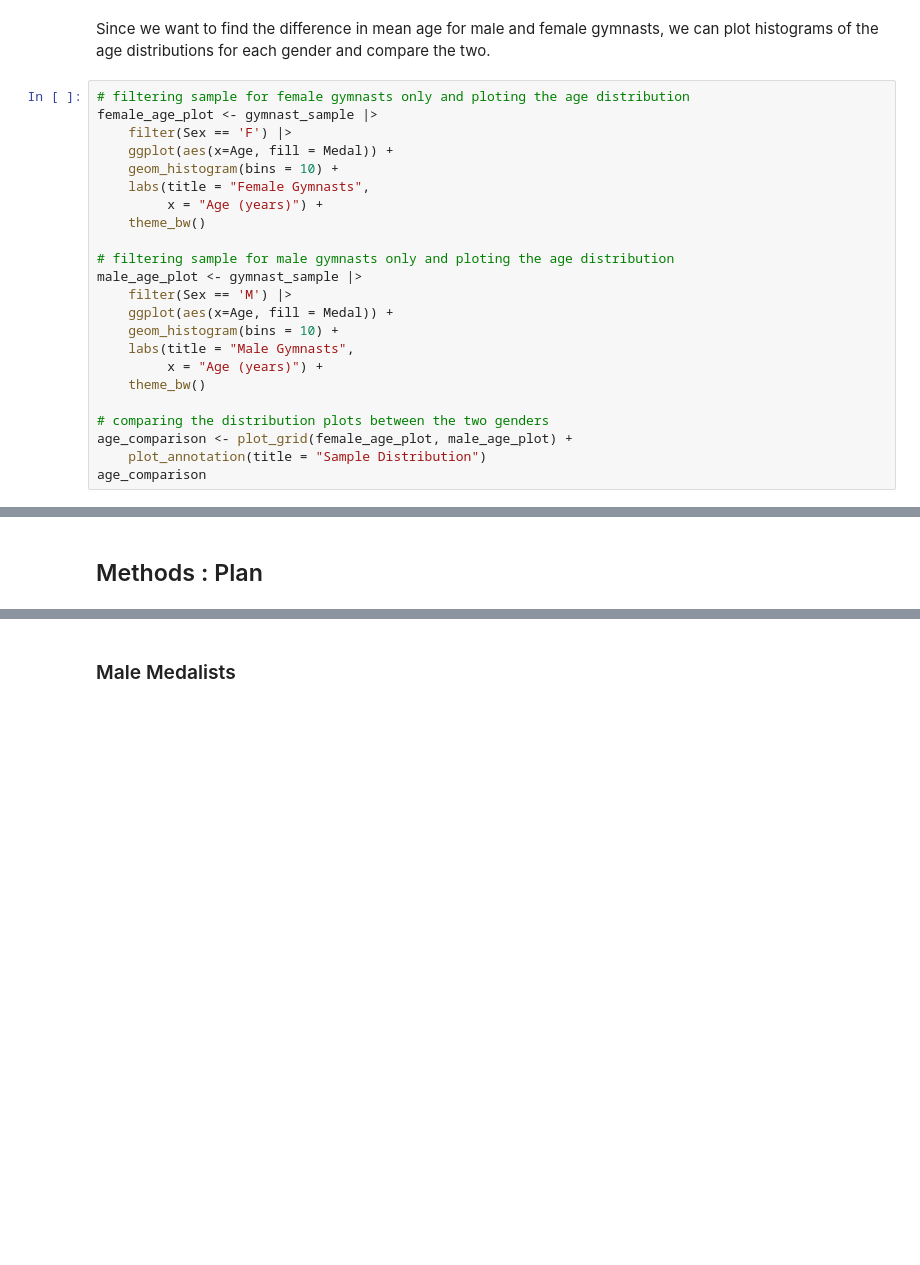
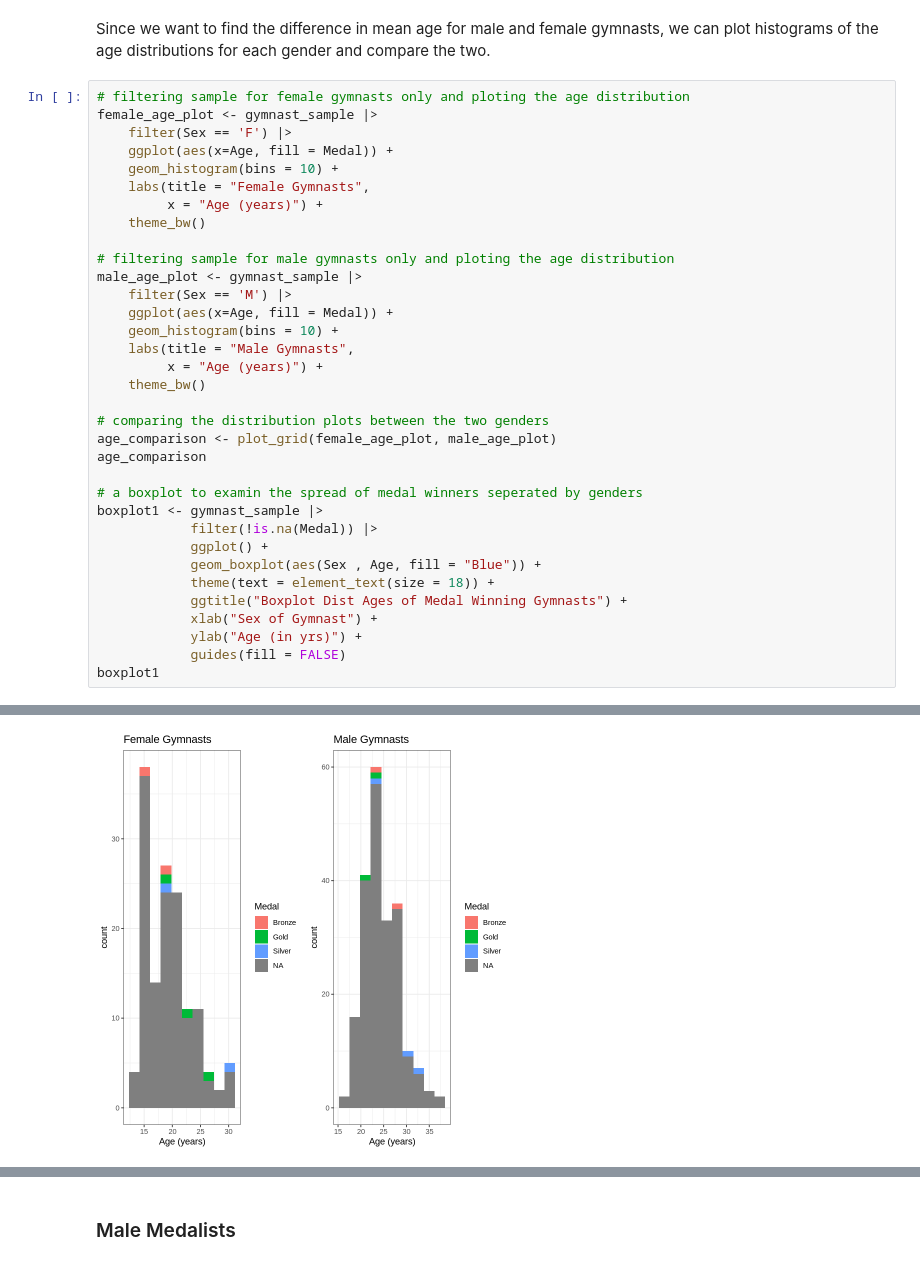
Before and after one commit to aryanballani/STAT201_group20, a Jupyter notebook: FinalReport.ipynb, the cells around one changed output, grey strips where cells are left out. Drawn from its saved outputs; the diff is of its cells as text; blank space fills up the shorter version.

```diff
--- a/FinalReport.ipynb
+++ b/FinalReport.ipynb
@@ -197,7 +180,18 @@ male_age_plot <- gymnast_sample |>
     theme_bw()
 
 # comparing the distribution plots between the two genders
-age_comparison <- plot_grid(female_age_plot, male_age_plot) +
-    plot_annotation(title = "Sample Distribution")
+age_comparison <- plot_grid(female_age_plot, male_age_plot)
 age_comparison
+
+# a boxplot to examin the spread of medal winners seperated by genders
+boxplot1 <- gymnast_sample |>
+            filter(!is.na(Medal)) |>
+            ggplot() +
+            geom_boxplot(aes(Sex , Age, fill = "Blue")) +
+            theme(text = element_text(size = 18)) +
+            ggtitle("Boxplot Dist Ages of Medal Winning Gymnasts") +
+            xlab("Sex of Gymnast") +
+            ylab("Age (in yrs)") +
+            guides(fill = FALSE)
+boxplot1
 # %% [output]
@@ -204,0 +200 @@ ERROR: Error in plot_annotation(title = "Sample Distribution"): could not find f
+[figure, added]
@@ -205,5 +202,3 @@ ERROR: Error in plot_annotation(title = "Sample Distribution"): could not find f
-# %% [markdown]
-## Methods : Plan
 # %% [markdown]
 One of the biggest advantages of this report is the sample population we are using for the argument, olympic gymnast. Separating sports competition by gender is often regarded as one of the most controversial topics in the history of sports, especially with the recent rise and push for gender equality. Therefore by using olympic gymnasts, it directly reflects those competing at the highest levels, hence, those who are directly impacted by decision to separate or not separate sports by gender. This not only minimizes selection bias, but also systemic bias, as our sample includes individuals/athletes from all around the world due to the nature of olympics as a major international multi-sport event.
 
```
Also changed, not shown: parts of 17 cells of this notebook.
